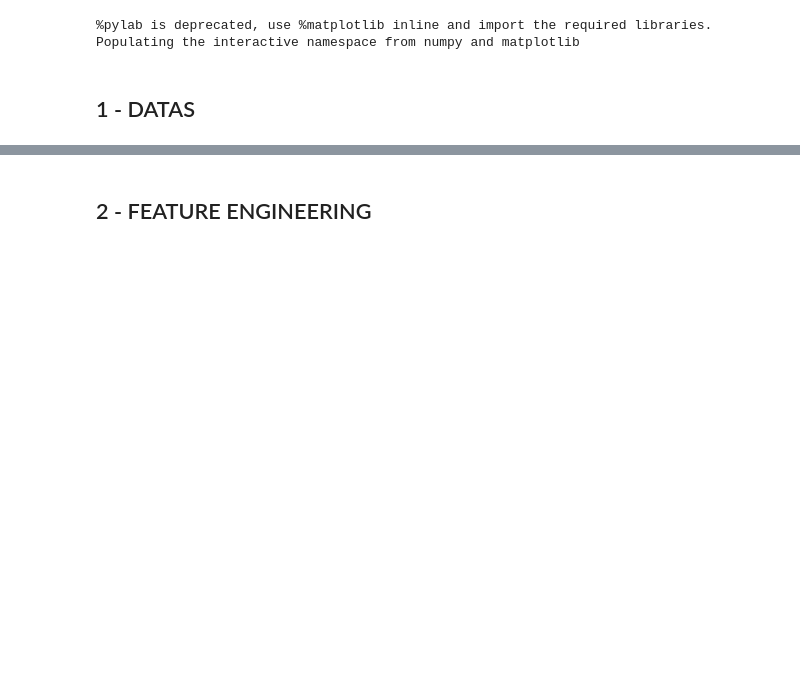
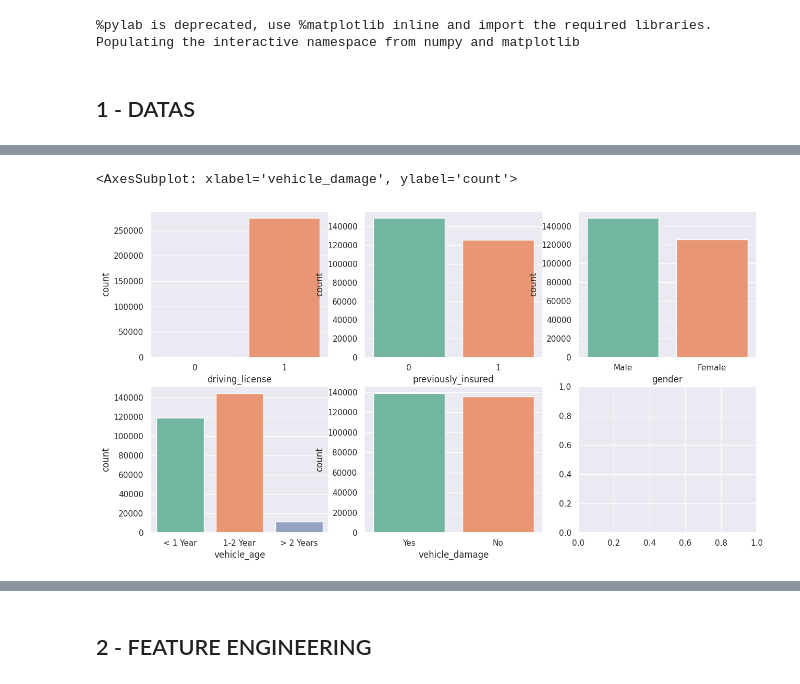
Before and after one commit to RPerottoni/Health_Insurance_Cross_Sell, a Jupyter notebook: notebooks/RP_01_Health_Insurance_Cross_Sell_V3.ipynb, the cells around one changed output, grey strips where cells are left out. Drawn from its saved outputs; the diff is of its cells as text; code cells hidden in the pictures; blank space fills up the shorter version.

```diff
--- a/notebooks/RP_01_Health_Insurance_Cross_Sell_V3.ipynb
+++ b/notebooks/RP_01_Health_Insurance_Cross_Sell_V3.ipynb
@@ -227,10 +337,13 @@ sns.distplot(df['vintage'], ax=axs[2]);
 # %%
 fig, axs = plt.subplots(ncols=3, nrows=2, figsize= (15, 8))
 
-sns.countplot(x = 'driving_license', palette = 'Set2', data=df, ax=axs[0][0])
-sns.countplot(x = 'previously_insured', palette = 'Set2', data=df, ax=axs[0][1])
-sns.countplot(x = 'gender', palette = 'Set2', data=df, ax=axs[0][2])
-sns.countplot(x = 'vehicle_age', palette = 'Set2', data=df, ax=axs[1][0])
-sns.countplot(x = 'vehicle_damage', palette = 'Set2', data=df, ax=axs[1][1])
+sns.countplot(x = 'driving_license', palette = 'Set2', data=df1, ax=axs[0][0])
+sns.countplot(x = 'previously_insured', palette = 'Set2', data=df1, ax=axs[0][1])
+sns.countplot(x = 'gender', palette = 'Set2', data=df1, ax=axs[0][2])
+sns.countplot(x = 'vehicle_age', palette = 'Set2', data=df1, ax=axs[1][0])
+sns.countplot(x = 'vehicle_damage', palette = 'Set2', data=df1, ax=axs[1][1])
+# %% [output]
+<AxesSubplot: xlabel='vehicle_damage', ylabel='count'>
+[figure, added]
 # %%
 fig = plt.subplots(figsize = (15,5))
```
Also changed, not shown: parts of 56 cells of this notebook, 2 other files.
